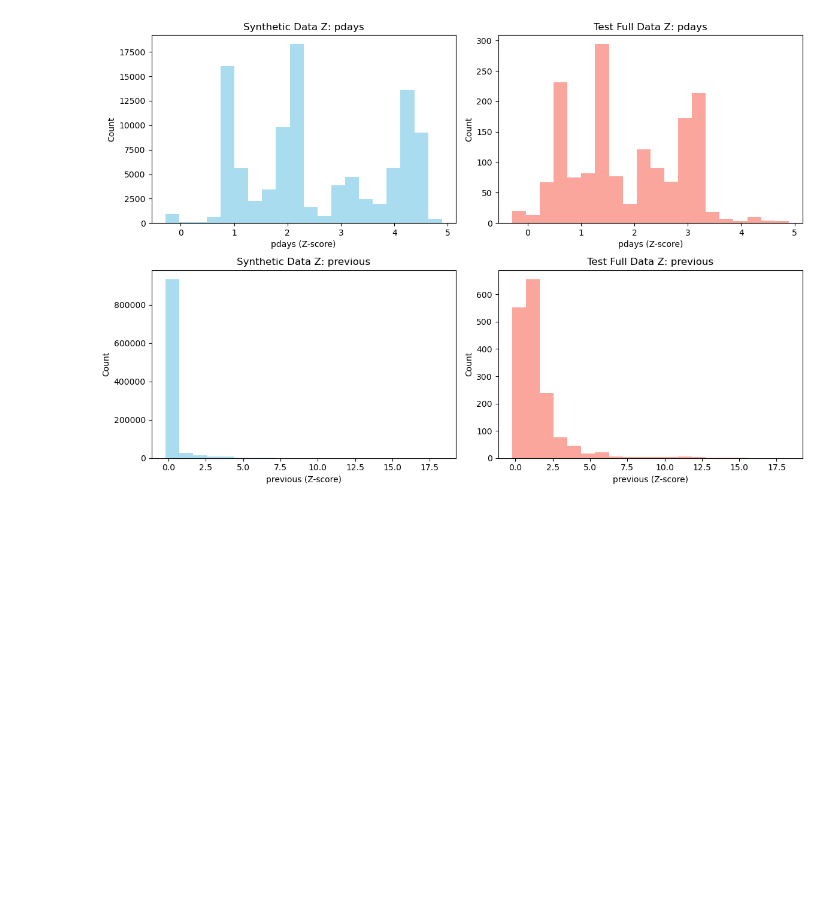
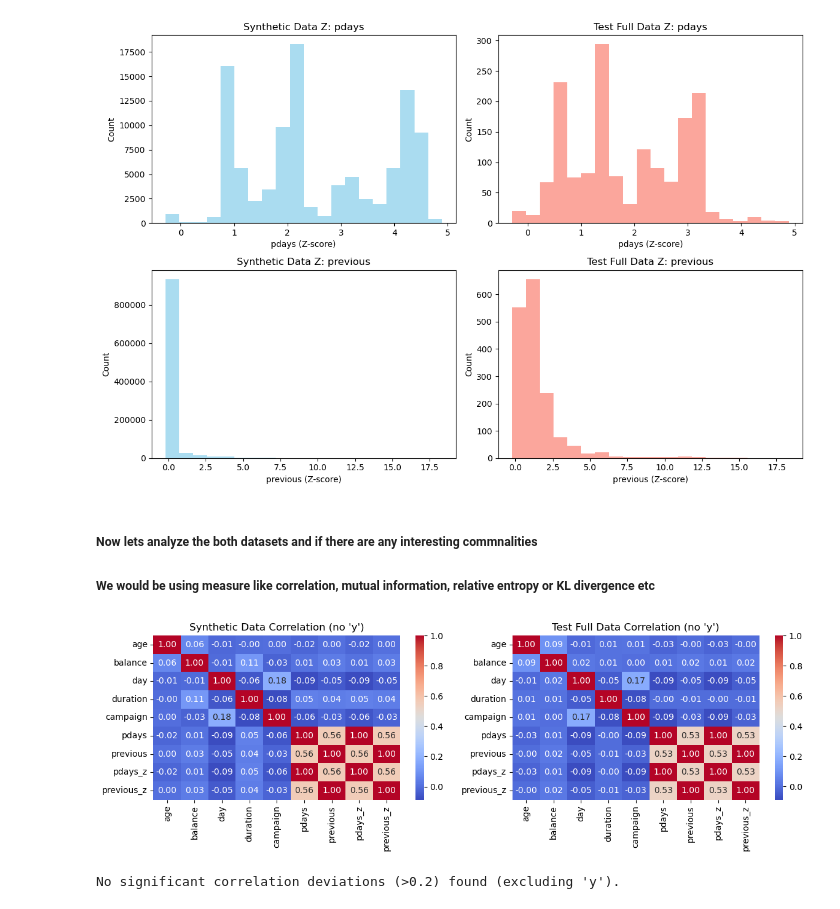
Before and after one commit to hka3rs/WSAI_IITM, a Jupyter notebook: final_project_p5s8/team_9.ipynb, the cells around one changed output. Drawn from its saved outputs; the diff is of its cells as text; code cells hidden in the pictures; blank space fills up the shorter version.

```diff
--- a/final_project_p5s8/team_9.ipynb
+++ b/final_project_p5s8/team_9.ipynb
@@ -365,3 +365,38 @@ previous Z-standardized mean (synthetic): 0.0000
 previous Z-standardized mean (test full): 0.0000
 Difference: 0.0000, Percentage difference: 0.00%
 [figure]
+# %% [markdown]
+##### Now lets analyze the both datasets and if there are any interesting commnalities
+##### We would be using measure like correlation, mutual information, relative entropy or KL divergence etc
+# %%
+# Plot correlation matrices for synthetic and test full datasets side by side, highlight significant deviations
+
+import seaborn as sns
+import matplotlib.pyplot as plt
+
+numerical_cols = [col for col in syndata.select_dtypes(include=['int64', 'float64']).columns if col in test_fulldata.columns and col != 'y']
+corr_syndata = syndata[numerical_cols].corr()
+corr_test_fulldata = test_fulldata[numerical_cols].corr()
+
+fig, axes = plt.subplots(1, 2, figsize=(12, 4))  # Reduced size
+
+sns.heatmap(corr_syndata, annot=True, cmap='coolwarm', fmt=".2f", ax=axes[0])
+axes[0].set_title("Synthetic Data Correlation (no 'y')")
+
+sns.heatmap(corr_test_fulldata, annot=True, cmap='coolwarm', fmt=".2f", ax=axes[1])
+axes[1].set_title("Test Full Data Correlation (no 'y')")
+
+plt.tight_layout()
+plt.show()
+
+# Highlight significant deviations (>0.2 absolute difference)
+corr_diff = (corr_syndata - corr_test_fulldata).abs()
+significant = corr_diff[corr_diff > 0.2].dropna(how='all').dropna(axis=1, how='all')
+if not significant.empty:
+    print("Significant correlation deviations (>0.2) between synthetic and test full data (excluding 'y'):")
+    print(significant)
+else:
+    print("No significant correlation deviations (>0.2) found (excluding 'y').")
+# %% [output]
+[figure, added]
+No significant correlation deviations (>0.2) found (excluding 'y').
```
Also changed, not shown: parts of 2 cells of this notebook.
